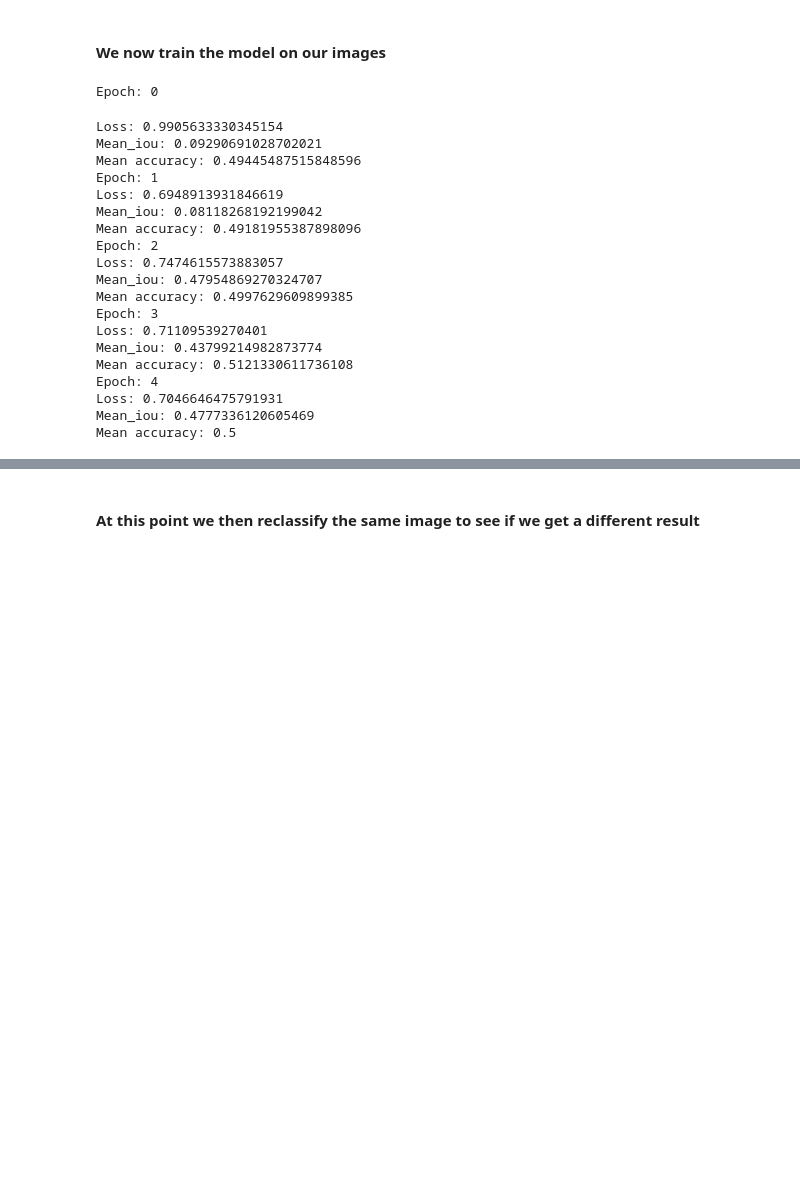
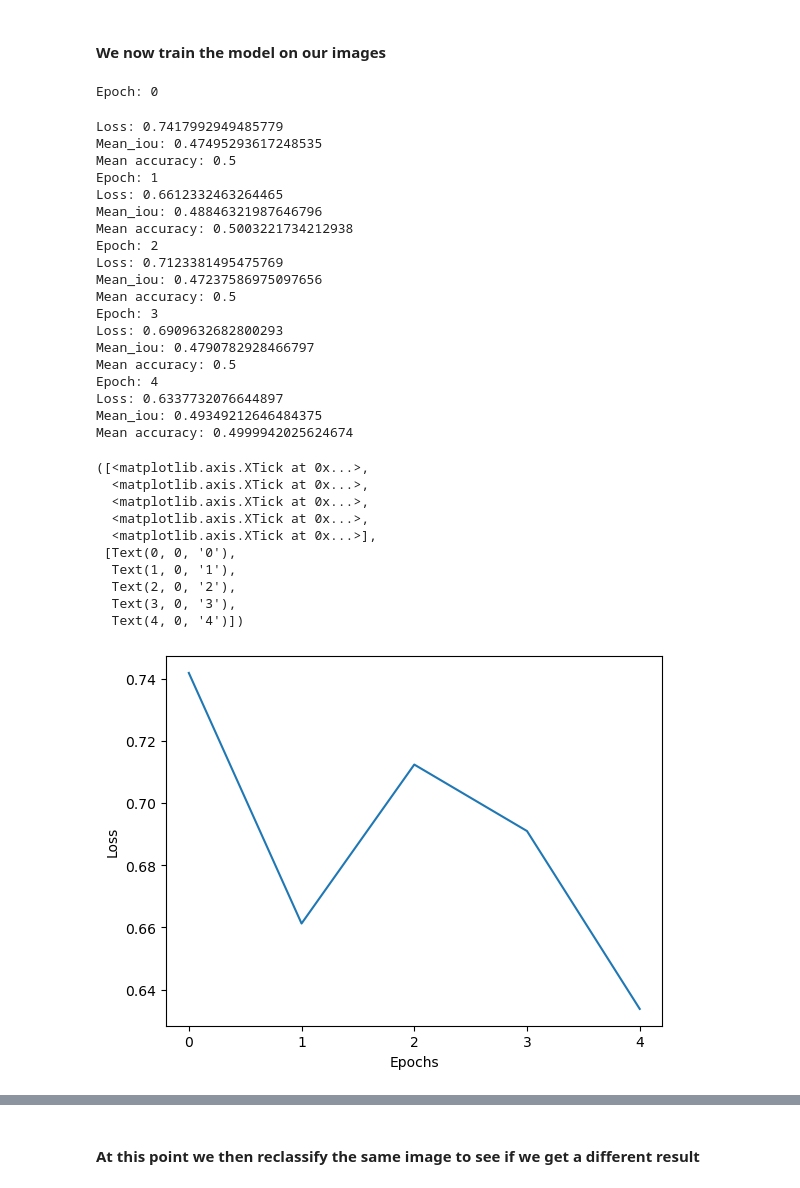
Before and after one commit to TylerHaims/Road_Idenfication, a Jupyter notebook: GroupTrainingAttempt.ipynb, the cells around one changed output, grey strips where cells are left out. Saved outputs shown, nothing was run; the diff lists cells and outputs as text; code cells hidden in the pictures; blank space fills up the shorter version.

```diff
--- a/GroupTrainingAttempt.ipynb
+++ b/GroupTrainingAttempt.ipynb
@@ -149,7 +149,7 @@ def process_png(filename):
     return torch.tensor(binary_mask)
 
 # get all of the filenames separated
-path = '/Users/rorybeals/Downloads/Road Identification Data/train/'
+path = '/Users/rorybeals/Downloads/Road Identification Data/train'
 jpg_files = []
 png_files = []
 for file in os.listdir(path):
@@ -180,7 +180,7 @@ for file in jpg_files:
 processed_images = []
 processed_labels = []
 
-for image_filename, label_filename in zip(training_images, training_labels):
+for image_filename, label_filename in (zip(training_images, training_labels)):
     sat_image = Image.open(image_filename)
     pixel_vals = image_processor(sat_image, return_tensors="pt").pixel_values.to(device)
     processed_images.append(pixel_vals)
@@ -240,6 +240,9 @@ SegformerForSemanticSegmentation(
 #### We now train the model on our images
 # %%
 from tqdm.notebook import tqdm
+losses = []
+means = []
+ious = []
 
 # train the model
 model.train()
@@ -283,26 +286,46 @@ for epoch in range(5):  # loop over the dataset multiple times
                   reduce_labels=False, # we've already reduced the labels ourselves
               )
     print("Loss:", loss.item())
+    losses.append(loss.item())
     print("Mean_iou:", metrics["mean_iou"])
+    ious.append(metrics["mean_iou"])
     print("Mean accuracy:", metrics["mean_accuracy"])
+    means.append(metrics["mean_accuracy"])
 # %% [output]
 Epoch: 0
-Loss: 0.9905633330345154
-Mean_iou: 0.09290691028702021
-Mean accuracy: 0.49445487515848596
+Loss: 0.7417992949485779
+Mean_iou: 0.47495293617248535
+Mean accuracy: 0.5
 Epoch: 1
-Loss: 0.6948913931846619
-Mean_iou: 0.08118268192199042
-Mean accuracy: 0.49181955387898096
+Loss: 0.6612332463264465
+Mean_iou: 0.48846321987646796
+Mean accuracy: 0.5003221734212938
 Epoch: 2
-Loss: 0.7474615573883057
-Mean_iou: 0.47954869270324707
-Mean accuracy: 0.4997629609899385
+Loss: 0.7123381495475769
+Mean_iou: 0.47237586975097656
+Mean accuracy: 0.5
 Epoch: 3
-Loss: 0.71109539270401
-Mean_iou: 0.43799214982873774
-Mean accuracy: 0.5121330611736108
+Loss: 0.6909632682800293
+Mean_iou: 0.4790782928466797
+Mean accuracy: 0.5
 Epoch: 4
-Loss: 0.7046646475791931
-Mean_iou: 0.4777336120605469
-Mean accuracy: 0.5
+Loss: 0.6337732076644897
+Mean_iou: 0.49349212646484375
+Mean accuracy: 0.4999942025624674
+# %%
+plt.plot(losses)
+plt.ylabel("Loss")
+plt.xlabel("Epochs")
+plt.xticks(range(len(losses)))
+# %% [output]
+([<matplotlib.axis.XTick at 0x...>,
+  <matplotlib.axis.XTick at 0x...>,
+  <matplotlib.axis.XTick at 0x...>,
+  <matplotlib.axis.XTick at 0x...>,
+  <matplotlib.axis.XTick at 0x...>],
+ [Text(0, 0, '0'),
+  Text(1, 0, '1'),
+  Text(2, 0, '2'),
+  Text(3, 0, '3'),
+  Text(4, 0, '4')])
+[figure, added]
```
Also changed, not shown: parts of 2 cells of this notebook.
